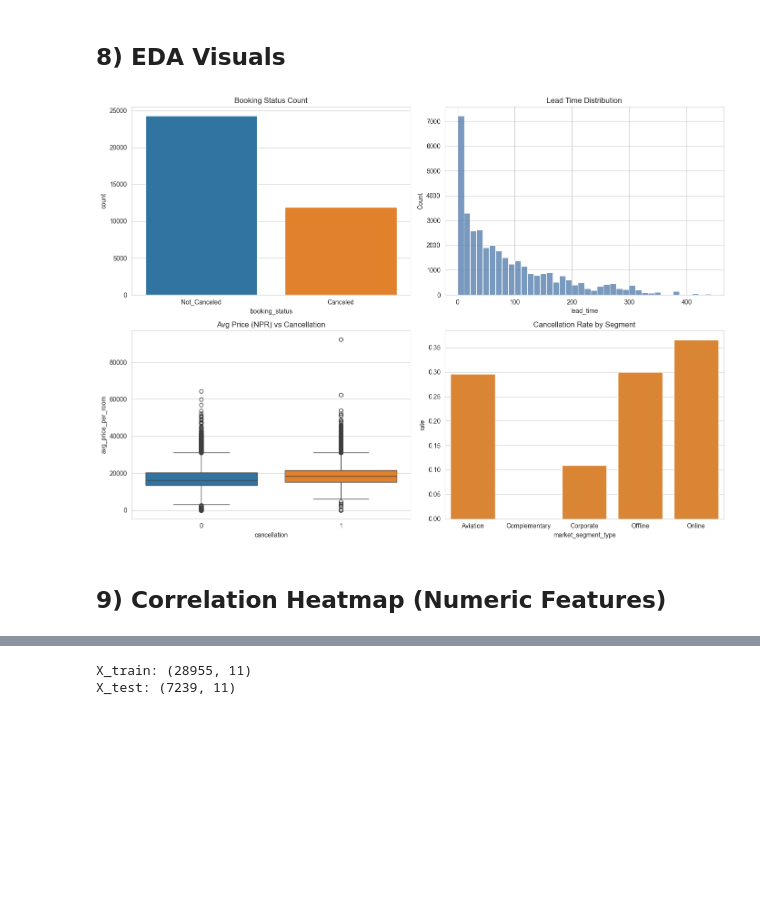
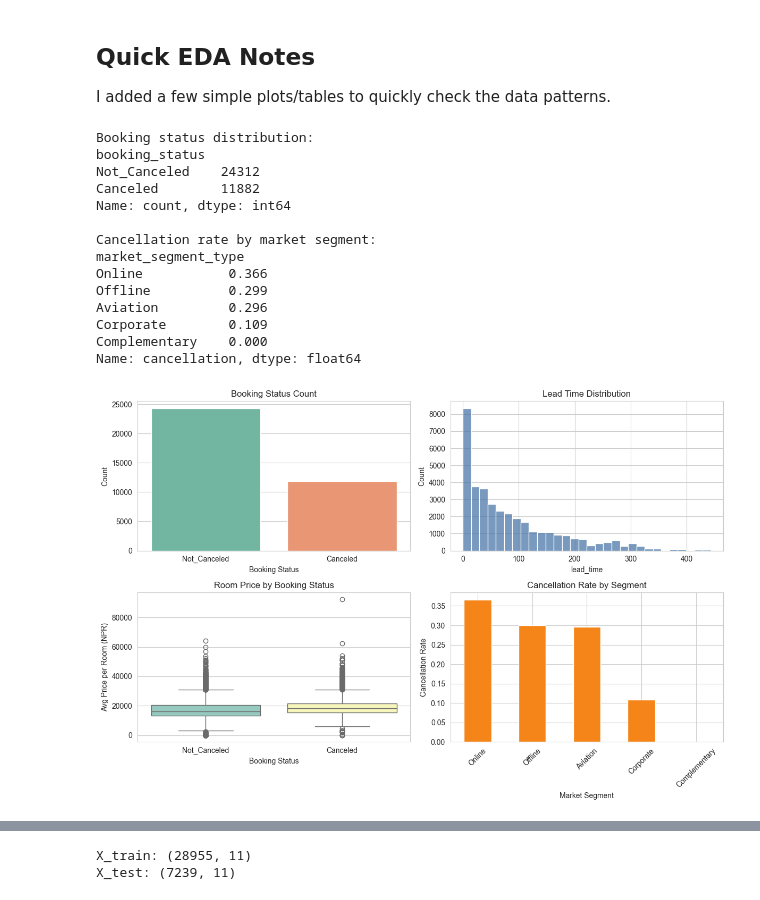
Before and after one commit to greyy004/HotelCancellationPrediction, a Jupyter notebook: train.ipynb, the cells around one changed output, grey strips where cells are left out. Drawn from its saved outputs; the diff is of its cells as text; code cells hidden in the pictures; blank space fills up the shorter version.

```diff
--- a/train.ipynb
+++ b/train.ipynb
@@ -152,10 +72,0 @@ max        5.000000     24.000000
-# %%
-EUR_TO_NPR = 171.0
-
-print("EUR_TO_NPR used:", EUR_TO_NPR)
-
-# Keep original and convert for modeling aligned with local currency app pricing
-data["avg_price_per_room_eur"] = data["avg_price_per_room"]
-data["avg_price_per_room"] = (data["avg_price_per_room_eur"] * EUR_TO_NPR).round(2)
-
-data[["avg_price_per_room_eur", "avg_price_per_room"]].head()
@@ -189,28 +104,56 @@ cancellation
 0    0.671714
 1    0.328286
 Name: proportion, dtype: float64
-# %% [markdown]
-## 8) EDA Visuals
+# %% [markdown]
+## Quick EDA Notes
+I added a few simple plots/tables to quickly check the data patterns.
 # %%
-fig, ax = plt.subplots(2, 2, figsize=(14, 10))
+print("Booking status distribution:")
+print(data["booking_status"].value_counts())
 
-sns.countplot(data=data, x="booking_status", hue="booking_status", legend=False, ax=ax[0, 0])
+segment_cancel_rate = (
+    data.groupby("market_segment_type")["cancellation"].mean()
+    .sort_values(ascending=False)
+)
+print("\nCancellation rate by market segment:")
+print(segment_cancel_rate.round(3))
+
+fig, ax = plt.subplots(2, 2, figsize=(12, 8))
+
+sns.countplot(data=data, x="booking_status", ax=ax[0, 0], palette="Set2")
 ax[0, 0].set_title("Booking Status Count")
+ax[0, 0].set_xlabel("Booking Status")
+ax[0, 0].set_ylabel("Count")
 
-sns.histplot(data=data, x="lead_time", bins=40, color="#4C78A8", ax=ax[0, 1])
+sns.histplot(data=data, x="lead_time", bins=30, color="#4C78A8", ax=ax[0, 1])
 ax[0, 1].set_title("Lead Time Distribution")
 
-sns.boxplot(data=data, x="cancellation", y="avg_price_per_room", hue="cancellation", legend=False, ax=ax[1, 0])
-ax[1, 0].set_title("Avg Price (NPR) vs Cancellation")
+sns.boxplot(data=data, x="booking_status", y="avg_price_per_room", ax=ax[1, 0], palette="Set3")
+ax[1, 0].set_title("Room Price by Booking Status")
+ax[1, 0].set_xlabel("Booking Status")
+ax[1, 0].set_ylabel("Avg Price per Room (NPR)")
 
-segment_rate = data.groupby("market_segment_type", as_index=False)["cancellation"].mean()
-sns.barplot(data=segment_rate, x="market_segment_type", y="cancellation", color="#F58518", ax=ax[1, 1])
+segment_cancel_rate.plot(kind="bar", color="#F58518", ax=ax[1, 1])
 ax[1, 1].set_title("Cancellation Rate by Segment")
-ax[1, 1].set_ylabel("rate")
+ax[1, 1].set_xlabel("Market Segment")
+ax[1, 1].set_ylabel("Cancellation Rate")
+ax[1, 1].tick_params(axis="x", rotation=45)
 
 plt.tight_layout()
 plt.show()
 # %% [output]
+Booking status distribution:
+booking_status
+Not_Canceled    24312
+Canceled        11882
+Name: count, dtype: int64
+
+Cancellation rate by market segment:
+market_segment_type
+Online           0.366
+Offline          0.299
+Aviation         0.296
+Corporate        0.109
+Complementary    0.000
+Name: cancellation, dtype: float64
-[figure, old version]
+[figure, new version]
-# %% [markdown]
-## 9) Correlation Heatmap (Numeric Features)
```
Also changed, not shown: parts of 31 cells of this notebook, 45 other files.
